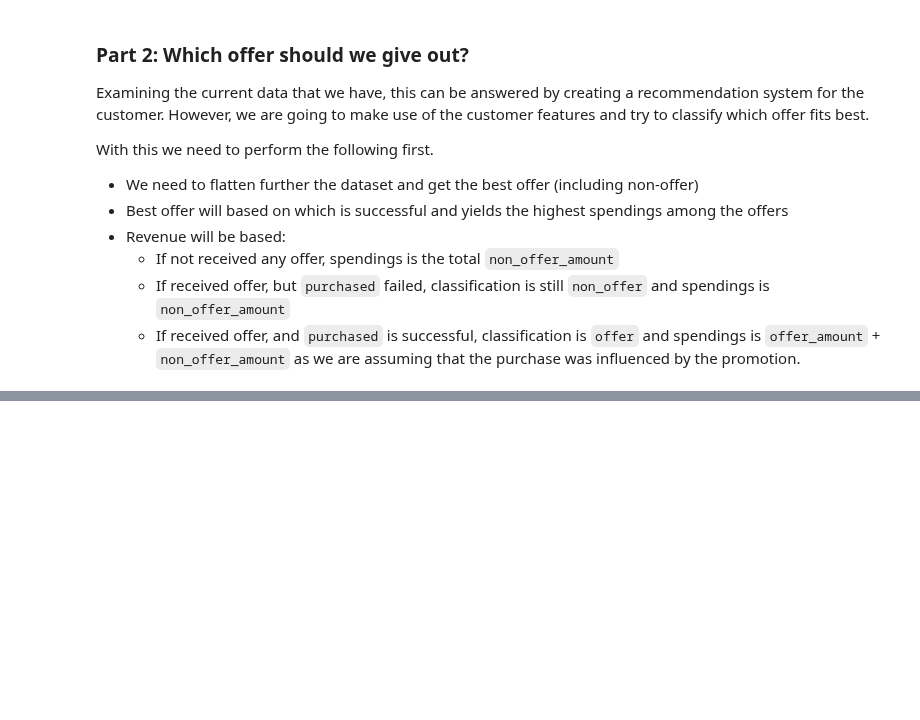
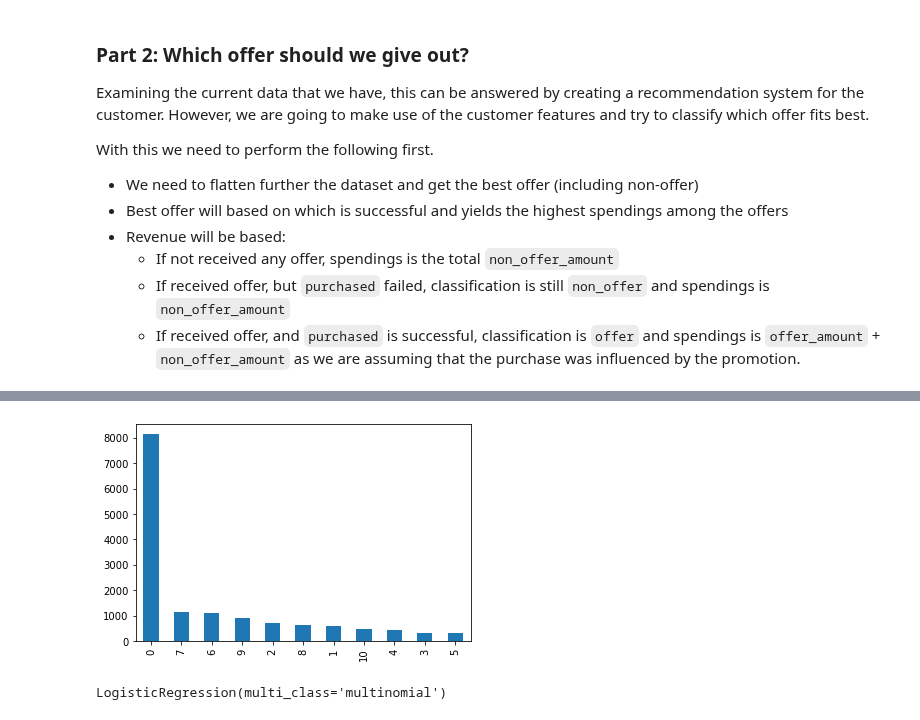
Before and after one commit to netxph/sb-capstone, a Jupyter notebook: notebooks/06 - Predictive and Modelling.ipynb, the cells around one changed output, grey strips where cells are left out. Saved outputs shown, nothing was run; the diff lists cells and outputs as text; code cells hidden in the pictures; blank space fills up the shorter version.

```diff
--- a/notebooks/06 - Predictive and Modelling.ipynb
+++ b/notebooks/06 - Predictive and Modelling.ipynb
@@ -311,0 +485,4 @@ With this we need to perform the following first.
+# %%
+data.recommended_offer.value_counts().plot(kind="bar");
+# %% [output]
+[figure, added]
@@ -311,0 +494,5 @@ With this we need to perform the following first.
+# %%
+clf = LogisticRegression(multi_class="multinomial")
+clf.fit(X_train, y_train)
+# %% [output]
+LogisticRegression(multi_class='multinomial')
```
Also changed, not shown: parts of 46 cells of this notebook.
